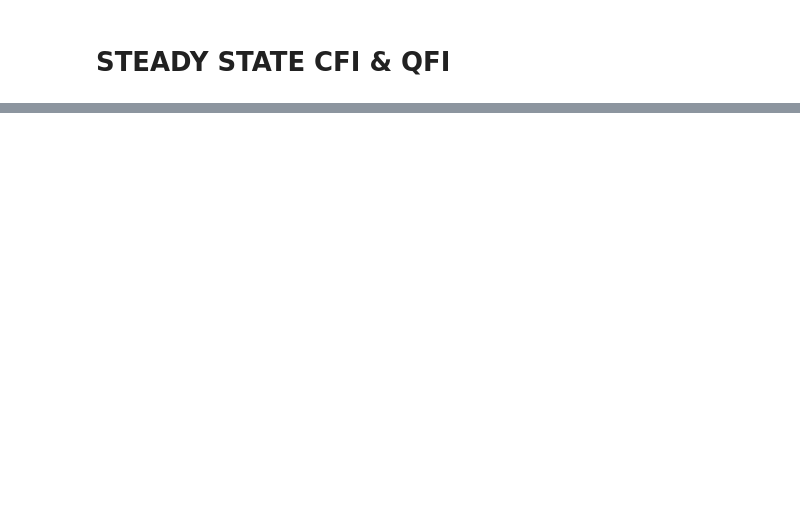
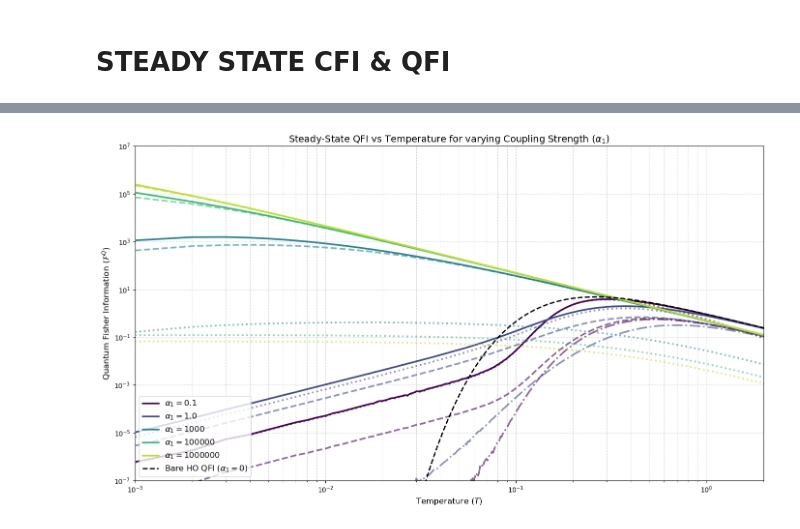
Before and after one commit to alberto7rodriguez/Vienna-Project, a Jupyter notebook: Python Codes/SteadyState.ipynb, the cells around one changed output, grey strips where cells are left out. Drawn from its saved outputs; the diff is of its cells as text; code cells hidden in the pictures; blank space fills up the shorter version.

```diff
--- a/Python Codes/SteadyState.ipynb
+++ b/Python Codes/SteadyState.ipynb
@@ -280,0 +316,90 @@ Sweeping Temperatures...
+# %%
+import numpy as np
+import matplotlib.pyplot as plt
+from tqdm import tqdm
+import matplotlib.cm as cm
+
+if __name__ == "__main__":
+    # --- Physical Parameters ---
+    gamma = 1.0
+    alpha2 = 2.0
+    Omega_S_bare = 1.0
+
+    # --- Sweeping Parameters ---
+    # Define the range of alpha1 values to test
+    alpha1_vals = [0.1, 1.0, 1000, 100000, 1000000]
+
+    # --- Temperature Grid ---
+    T_vals = np.linspace(0.001, 2, 2000)
+
+    # Measurement Matrices (sig_M_het acts as vacuum covariance for RPD)
+    sig_M_het = np.array([[0.5, 0.0], [0.0, 0.5]])
+    sig_M_hom_x = np.array([[1e-8, 0.0], [0.0, 1e8]])
+    sig_M_hom_p = np.array([[1e8, 0.0], [0.0, 1e-8]])
+
+    # Data arrays
+    FI_het = np.zeros_like(T_vals)
+    FI_hom_x = np.zeros_like(T_vals)
+    FI_hom_p = np.zeros_like(T_vals)
+    FI_rpd_ideal = np.zeros_like(T_vals)  # <-- Added
+    FI_rpd_real = np.zeros_like(T_vals)   # <-- Added
+    QFI = np.zeros_like(T_vals)
+    QFI_HO = np.zeros_like(T_vals)
+
+    plt.figure(figsize=(14, 8))
+
+    # Generate distinct colors for each alpha1 line
+    colors = cm.viridis(np.linspace(0, 0.9, len(alpha1_vals)))
+
+    for idx, alpha1 in enumerate(alpha1_vals):
+        # Update effective frequency based on current alpha1
+        delta_Omega_s = np.sqrt(alpha1)
+        Omega_S = np.sqrt(Omega_S_bare**2 + delta_Omega_s**2)
+
+        print(f"Sweeping Temperatures for alpha1 = {alpha1}...")
+        for i, T in enumerate(tqdm(T_vals)):
+            # 1. Get Exact Steady State and its T-Derivative
+            sigma_ss, dsigma_ss = get_sigma_and_deriv(gamma, alpha1, alpha2, Omega_S, T)
+
+            # 2. Calculate QFI
+            QFI[i] = calc_QFI(sigma_ss, dsigma_ss)
+
+            # 2. Calculate FIs
+            FI_het[i] = calc_classical_CFI(sigma_ss, dsigma_ss, sig_M_het)
+            FI_hom_x[i] = calc_classical_CFI(sigma_ss, dsigma_ss, sig_M_hom_x)
+            FI_hom_p[i] = calc_classical_CFI(sigma_ss, dsigma_ss, sig_M_hom_p)
+
+            # --- Calculate Photodetection FIs ---
+            FI_rpd_ideal[i] = calc_rpd_CFI(sigma_ss, dsigma_ss, sig_M_het, P_D=0.0)
+            FI_rpd_real[i]  = calc_rpd_CFI(sigma_ss, dsigma_ss, sig_M_het, P_D=0.05)
+
+        # Plot the QFI for this specific alpha1
+        plt.plot(T_vals, QFI, color=colors[idx], linewidth=2.5, label=rf"$\alpha_1 = {alpha1}$")
+        plt.plot(T_vals, FI_hom_x, color=colors[idx], linewidth=2.5, linestyle='--', alpha = 0.6)
+        plt.plot(T_vals, FI_hom_p, color=colors[idx], linewidth=2.5, linestyle='-.', alpha = 0.6)
+        plt.plot(T_vals, FI_rpd_ideal, color=colors[idx], linewidth=2.5, linestyle=':', alpha = 0.6)
+
+
+    # --- Calculate Reference Ideal Harmonic Oscillator QFI (Bare System) ---
+    # We use Omega_S_bare here to show the baseline without bath renormalization
+    QFI_HO_bare = np.zeros_like(T_vals)
+    for i, T in enumerate(T_vals):
+        QFI_HO_bare[i] = 0.25 * (Omega_S_bare**2 / T**4) * csch2(Omega_S_bare / (2*T))
+
+    plt.plot(T_vals, QFI_HO_bare, color='black', linestyle='--', linewidth=2, label=r"Bare HO QFI ($\alpha_1=0$)")
+
+    # --- Plotting formatting ---
+    # Using a logarithmic axis because FI diverges/changes rapidly near T=0
+    plt.yscale('log')
+    plt.xscale('log')
+    plt.xlabel("Temperature ($T$)", fontsize=12)
+    plt.ylabel(r"Quantum Fisher Information ($\mathcal{F}^Q$)", fontsize=12)
+    plt.title(r"Steady-State QFI vs Temperature for varying Coupling Strength ($\alpha_1$)", fontsize=14)
+    plt.xlim([T_vals[0], T_vals[-1]])
+    plt.ylim(1e-7, 1e7)
+
+    plt.legend(loc='lower left', fontsize=12)
+    plt.grid(True, which="both", ls="--", alpha=0.5)
+    plt.tight_layout()
+    plt.show()
+# %% [output]
@@ -280,0 +411 @@ Sweeping Temperatures...
+[figure, added]
```
Also changed, not shown: parts of 7 cells of this notebook, 2 other files.
